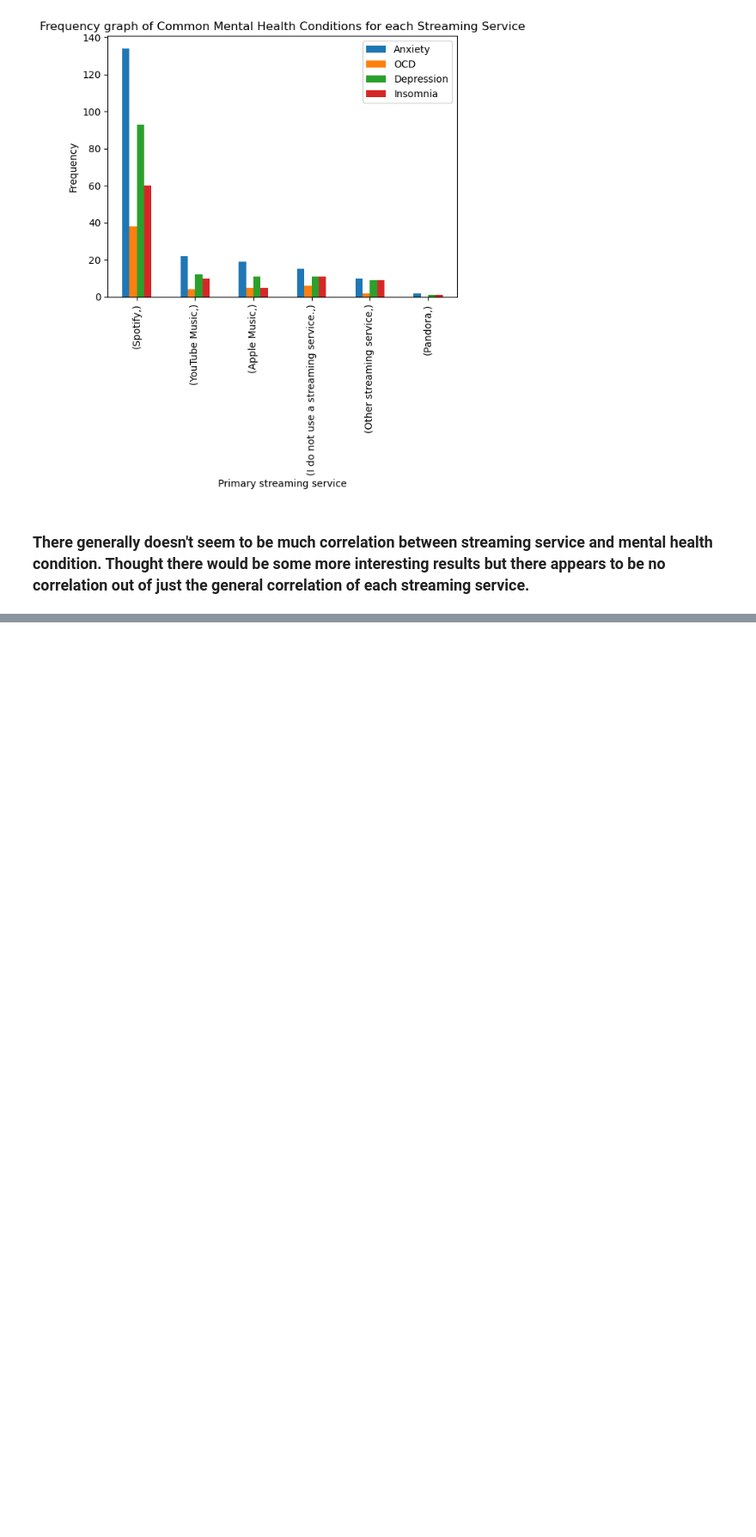
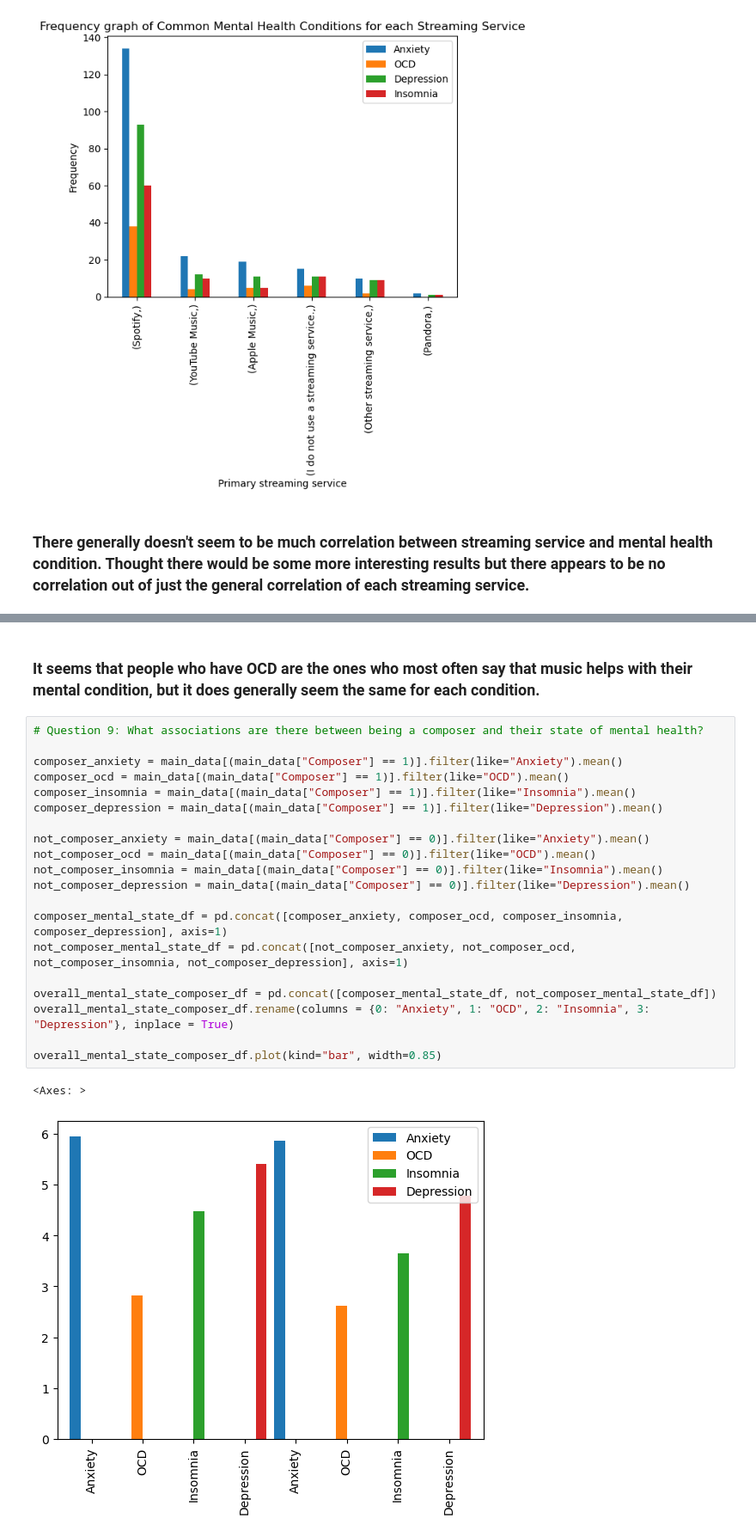
Before and after one commit to GamingCuber/final_project_hth, a Jupyter notebook: src/main.ipynb, the cells around one changed output, grey strips where cells are left out. Shown at 86% size. Drawn from its saved outputs; the diff is of its cells as text; blank space fills up the shorter version.

```diff
--- a/src/main.ipynb
+++ b/src/main.ipynb
@@ -193,0 +210,25 @@ Text(0.5, 1.0, 'Frequency graph of Common Mental Health Conditions for each Stre
+# %% [markdown]
+### It seems that people who have OCD are the ones who most often say that music helps with their mental condition, but it does generally seem the same for each condition.
+# %%
+# Question 9: What associations are there between being a composer and their state of mental health?
+
+composer_anxiety = main_data[(main_data["Composer"] == 1)].filter(like="Anxiety").mean()
+composer_ocd = main_data[(main_data["Composer"] == 1)].filter(like="OCD").mean()
+composer_insomnia = main_data[(main_data["Composer"] == 1)].filter(like="Insomnia").mean()
+composer_depression = main_data[(main_data["Composer"] == 1)].filter(like="Depression").mean()
+
+not_composer_anxiety = main_data[(main_data["Composer"] == 0)].filter(like="Anxiety").mean()
+not_composer_ocd = main_data[(main_data["Composer"] == 0)].filter(like="OCD").mean()
+not_composer_insomnia = main_data[(main_data["Composer"] == 0)].filter(like="Insomnia").mean()
+not_composer_depression = main_data[(main_data["Composer"] == 0)].filter(like="Depression").mean()
+
+composer_mental_state_df = pd.concat([composer_anxiety, composer_ocd, composer_insomnia, composer_depression], axis=1)
+not_composer_mental_state_df = pd.concat([not_composer_anxiety, not_composer_ocd, not_composer_insomnia, not_composer_depression], axis=1)
+
+overall_mental_state_composer_df = pd.concat([composer_mental_state_df, not_composer_mental_state_df])
+overall_mental_state_composer_df.rename(columns = {0: "Anxiety", 1: "OCD", 2: "Insomnia", 3: "Depression"}, inplace = True)
+
+overall_mental_state_composer_df.plot(kind="bar", width=0.85)
+# %% [output]
+<Axes: >
+[figure, added]
```
Also changed, not shown: parts of 4 cells of this notebook, 1 other file.
